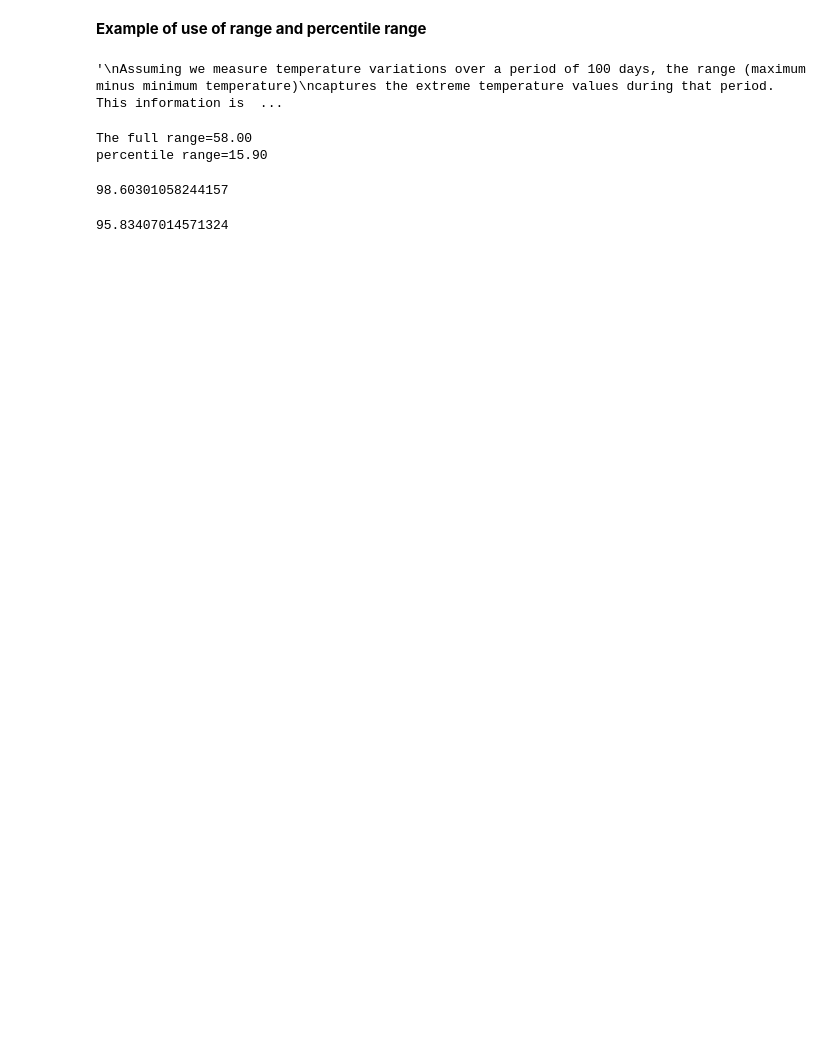
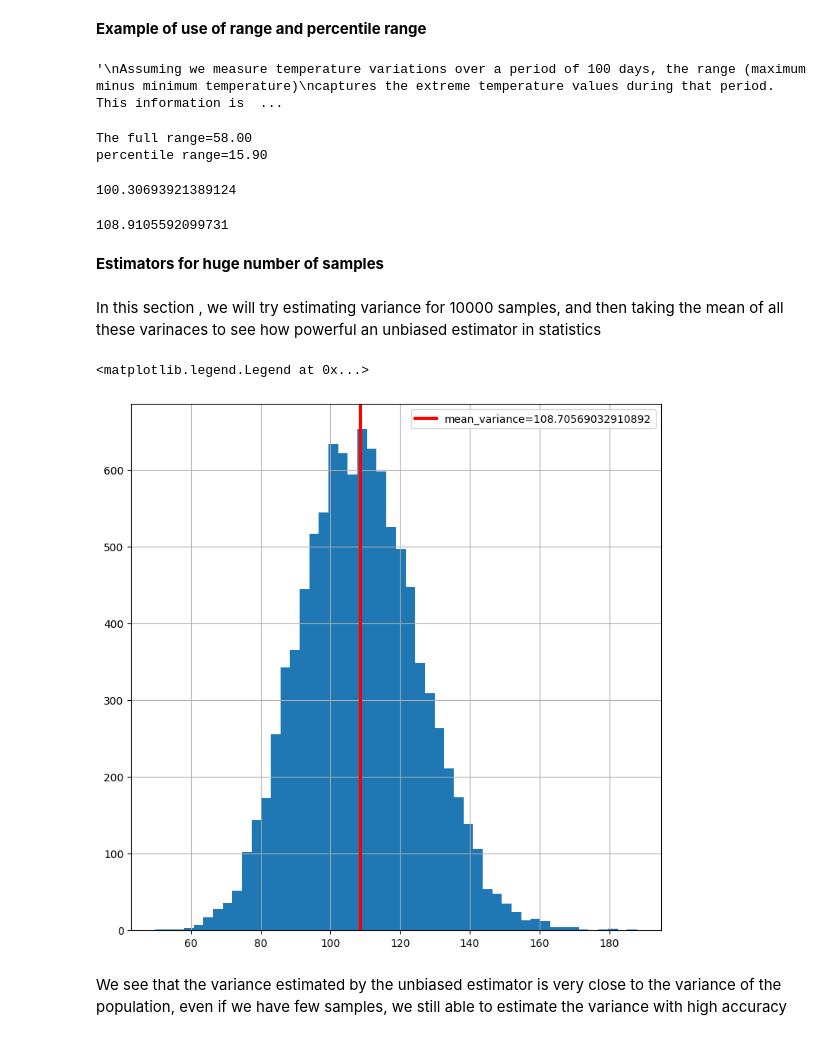
Before and after one commit to ZoubirCHATTI/02__Probability-Statisitics, a Jupyter notebook: 01_Basis statistics/Basic_statistics.ipynb, the cells around one changed output. Saved outputs shown, nothing was run; the diff lists cells and outputs as text; code cells hidden in the pictures; blank space fills up the shorter version.

Commit message:
Update the notebook basic statistics

```diff
--- a/01_Basis statistics/Basic_statistics.ipynb
+++ b/01_Basis statistics/Basic_statistics.ipynb
@@ -122,16 +146,42 @@ hard to study the entire the population.
 Let us assume that we know te studied parameter for all the population (for instance, adult heights in the world),
 and let us say that the number of addults in the world is 1000, with the heights are modeled by a normal distribution
 of loc=170, and scale=10"""
-H=np.random.normal(loc=170, scale=10, size=1000)
+H=np.random.normal(loc=170, scale=10, size=10000)
 #We calculate the variance of the population using np.var
 pop_var=np.var(H)
 print(pop_var)
 # %% [output]
-98.60301058244157
+100.30693921389124
 # %%
 #In case we can not measure the entire population heights, we choose a sample (of 100 for instance):
 sample=np.random.choice(H, size=100)
-sample_var=np.var(sample, ddof=1)
+sample_var=np.var(sample, ddof=0)
 print(sample_var)
 # %% [output]
-95.83407014571324
+108.9105592099731
+# %% [markdown]
+**Estimators for huge number of samples**
+# %% [markdown]
+In this section , we will try estimating variance for 10000 samples, and then taking the mean of all these varinaces to see how powerful an unbiased estimator in statistics
+# %%
+#The power of estimators
+variances=[]                                     #Create an empty list to store all the variances
+for i in range(10000):
+  samples=np.random.choice(sample, size=100)     #Choosing 10000 samples of size 100, and calculating the variance of each sample
+  sample_variance=np.var(samples, ddof=1)        #variance of each sample, using unbiased estimator (var=sum(observation-sample_mean)/(n-1))
+  variances.append(sample_variance)              #Storing the different variances in the list variances
+# %%
+#Taking the mean of the variances of all the samples
+mean_value=np.mean(variances)
+# %%
+#plot of different varinces histogram
+fig, ax=plt.subplots(figsize=(9 , 9))
+n, bins, patches=ax.hist(variances, bins=50)
+ax.grid()
+ax.axvline(x=mean_value, lw=3, color='r', label=f"mean_variance={mean_value}")
+ax.legend()
+# %% [output]
+<matplotlib.legend.Legend at 0x...>
+[figure, added]
+# %% [markdown]
+We see that the variance estimated by the unbiased estimator is very close to the variance of the population, even if we have few samples, we still able to estimate the variance with high accuracy
```
Also changed, not shown: parts of 13 cells of this notebook.
